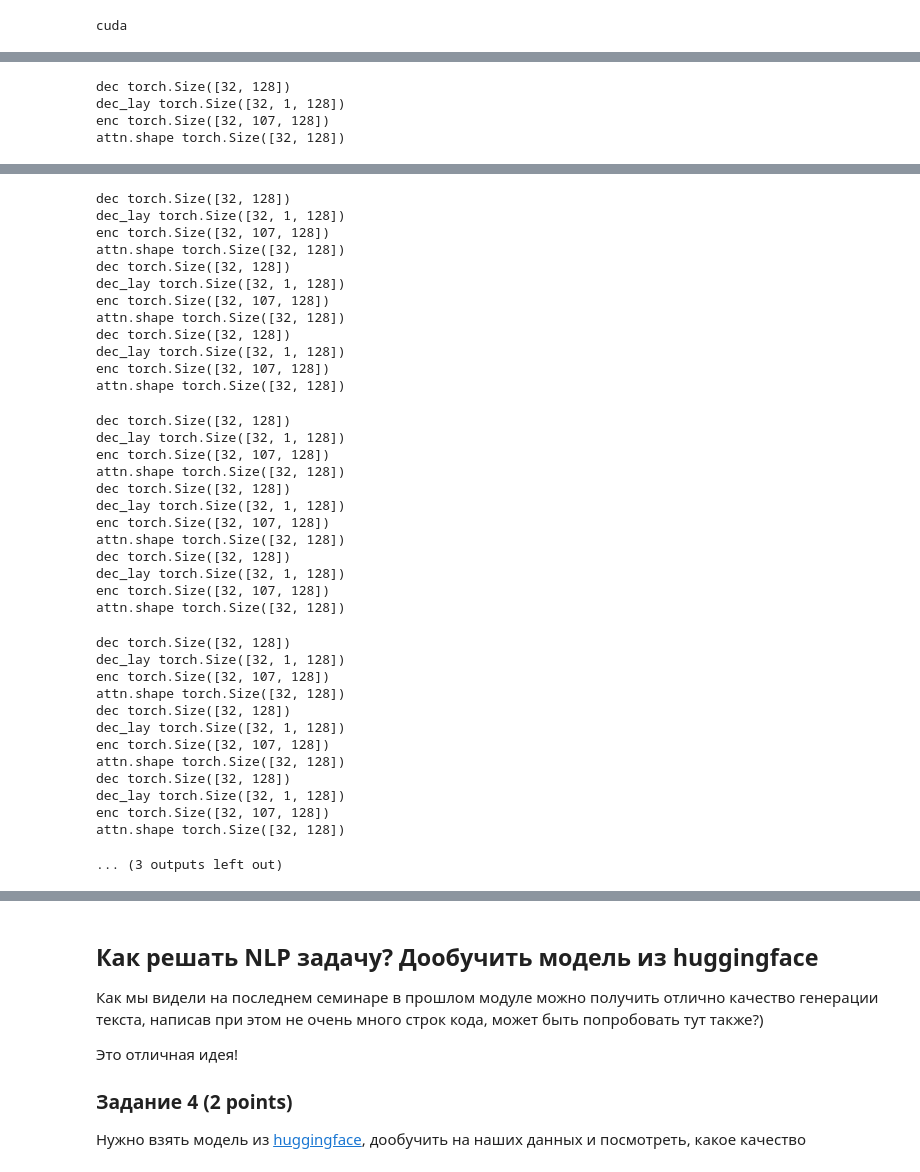
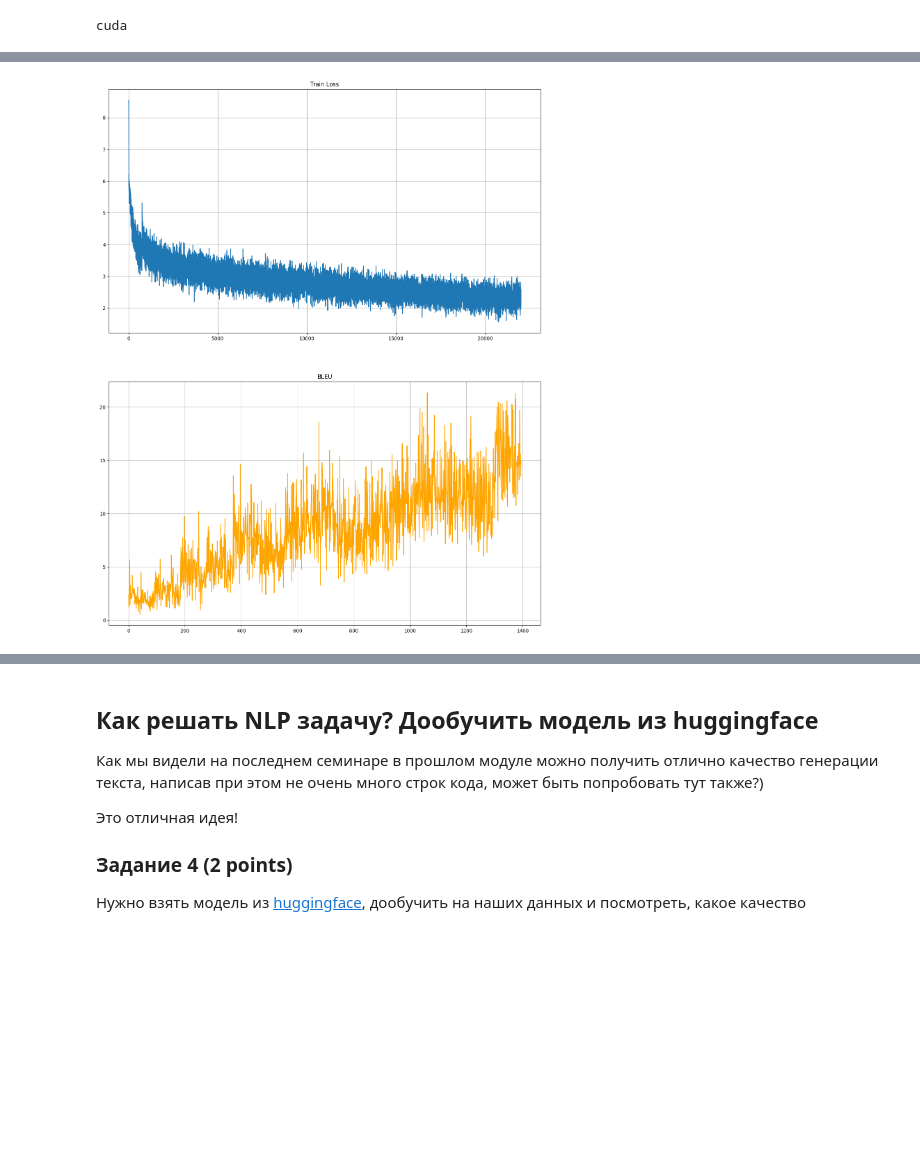
Before and after one commit to krottttt/iad, a Jupyter notebook: sem_4_hw_2/hw2.ipynb, the cells around one changed output, grey strips where cells are left out. Drawn from its saved outputs; the diff is of its cells as text; code cells hidden in the pictures; blank space fills up the shorter version.

```diff
--- a/sem_4_hw_2/hw2.ipynb
+++ b/sem_4_hw_2/hw2.ipynb
@@ -798,7 +826,7 @@ class AttentionLayer(nn.Module):
         return attn, probs
 # %%
 class AttentionLayer(nn.Module):
-    def __init__(self, name, enc_size, dec_size, hid_size):
+    def __init__(self, name, enc_size, dec_size, hid_size,batch_size):
         super().__init__()
         self.name = name
         self.enc_size = enc_size
@@ -822,7 +850,6 @@ class AttentionLayer(nn.Module):
 #         print(enc)
 #         print('enc.shape',enc.shape)
 #         print('dec',dec.shape)
-        log_size = enc.shape[0:2]
 #         logits= torch.empty(log_size).to(device)
         dec_lay = dec.unsqueeze(1)
 #         print('dec_lay',dec_lay.shape)
@@ -955,27 +1018,30 @@ import matplotlib.pyplot as plt
 metrics = {'train_loss': [], 'dev_bleu': [] }
 device = 'cuda' if torch.cuda.is_available() else 'cpu'
 print(device)
+batch_size = 32
 
-model = AttentiveModel('aten',inp_voc, out_voc).to(device)
+model = AttentiveModel('aten',inp_voc, out_voc,batch_size,emb_size = 64, hid_size = 128,attn_size=128).to(device)
 opt = torch.optim.Adam(model.parameters(), lr=1e-3)
-batch_size = 32
 
 train_set = NlpDataset_tr(inp_voc,out_voc,train_inp, train_out)
 dev_set = NlpDataset_dev(dev_inp, dev_out)
 train_loader = DataLoader(
     dataset=train_set,
     batch_size= batch_size,
-    shuffle=True)
+    shuffle=True,
+drop_last=True)
 
 dev_loader = DataLoader(
     dataset=dev_set,
     batch_size=batch_size,
-    shuffle=False
+    shuffle=False,
+drop_last=True
     )
 
-num_iter = 25000
+num_iter = 4096
 # %% [output]
 cuda
 # %%
 epoches = int(num_iter/len(train_loader))
-epoches
+epoches = 5
+num_iter = 2048
@@ -984,5 +1064,9 @@ epoches
 # %%
-metrics = {'train_loss': [], 'dev_bleu': [] }
+# metrics = {'train_loss': [], 'dev_bleu': [] }
+i_loss = 0
+i_bleu = 0
+# opt.param_groups[0]['lr'] = 1e-4
+scheduler = torch.optim.lr_scheduler.ExponentialLR(opt, gamma=0.95)
 for epoch in range(epoches):
     model = model.train()
     for data in tqdm(train_loader,desc = 'Эпоха '+str(epoch)):
@@ -994,11 +1078,12 @@ for epoch in range(epoches):
         opt.zero_grad()
         metrics['train_loss'].append(loss.cpu().detach().numpy())
 #         print(metrics['train_loss'])
-#         wandb.log({
-#         "Epoch": epoch,
-#         "Mean Train Loss": sum(loss_tr)/len(loss_tr),
-#         "Train Acc": Acur(pred_tr,targ_tr),
-#         "Learning rate": scheduler.get_last_lr()[0]})
+        wandb.log({
+        "Epoch": epoch,
+        "Train Loss": metrics['train_loss'][-1],
+        "Loss_step":i_loss})
+        i_loss+=1
+    scheduler.step()
     for data in tqdm(dev_loader,desc ='Эпоха валидация'+str(epoch)):
         inp, out = data[0],data[1]
 #         inp = self.inp_voc.to_matrix(inp_lines).to(device)
@@ -1007,6 +1092,9 @@ for epoch in range(epoches):
 #         self.out_voc.to_lines(out_ids.cpu().numpy()), states
         bleu = compute_bleu(model,inp,out)
         metrics['dev_bleu'].append(bleu)
+        wandb.log({'BLEU_metric':metrics['dev_bleu'][-1],
+                  "BLEU_step":i_bleu})
+        i_bleu +=1
     clear_output()
     fig = plt.figure(figsize=(16,20))
     ax1,ax2 = fig.subplots(2,1)
@@ -1018,7 +1106,3 @@ for epoch in range(epoches):
     ax2.set_title('BLEU')
     plt.show(block=True)
 # %% [output]
-dec torch.Size([32, 128])
-dec_lay torch.Size([32, 1, 128])
-enc torch.Size([32, 107, 128])
-attn.shape torch.Size([32, 128])
@@ -1121,37 +1109 @@ attn.shape torch.Size([32, 128])
-dec torch.Size([32, 128])
-dec_lay torch.Size([32, 1, 128])
-enc torch.Size([32, 107, 128])
-attn.shape torch.Size([32, 128])
-dec torch.Size([32, 128])
-dec_lay torch.Size([32, 1, 128])
-enc torch.Size([32, 107, 128])
-attn.shape torch.Size([32, 128])
-dec torch.Size([32, 128])
-dec_lay torch.Size([32, 1, 128])
-enc torch.Size([32, 107, 128])
-attn.shape torch.Size([32, 128])
-dec torch.Size([32, 128])
-dec_lay torch.Size([32, 1, 128])
-enc torch.Size([32, 107, 128])
-attn.shape torch.Size([32, 128])
-dec torch.Size([32, 128])
-dec_lay torch.Size([32, 1, 128])
-enc torch.Size([32, 107, 128])
-attn.shape torch.Size([32, 128])
-dec torch.Size([32, 128])
-dec_lay torch.Size([32, 1, 128])
-enc torch.Size([32, 107, 128])
-attn.shape torch.Size([32, 128])
-dec torch.Size([32, 128])
-dec_lay torch.Size([32, 1, 128])
-enc torch.Size([32, 107, 128])
-attn.shape torch.Size([32, 128])
-dec torch.Size([32, 128])
-dec_lay torch.Size([32, 1, 128])
-enc torch.Size([32, 107, 128])
-attn.shape torch.Size([32, 128])
-dec torch.Size([32, 128])
-dec_lay torch.Size([32, 1, 128])
-enc torch.Size([32, 107, 128])
-attn.shape torch.Size([32, 128])
-... (3 outputs left out)
+[figure, added]
```
Also changed, not shown: parts of 21 cells of this notebook.
